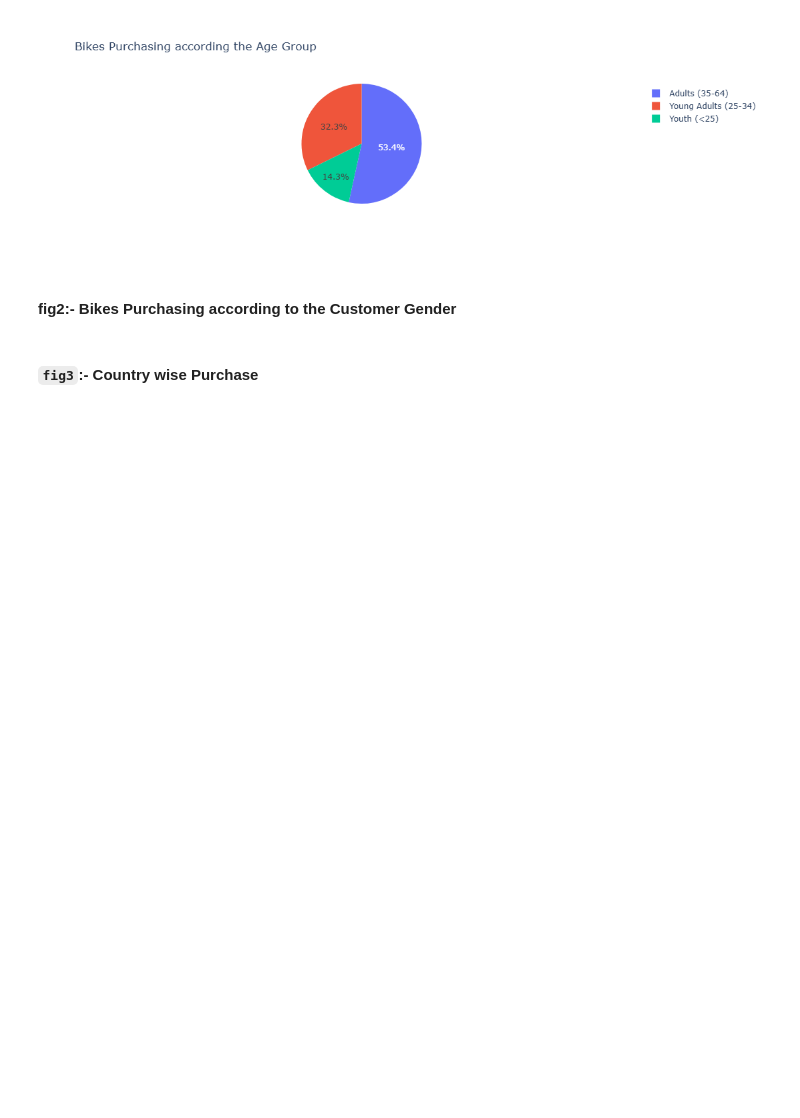
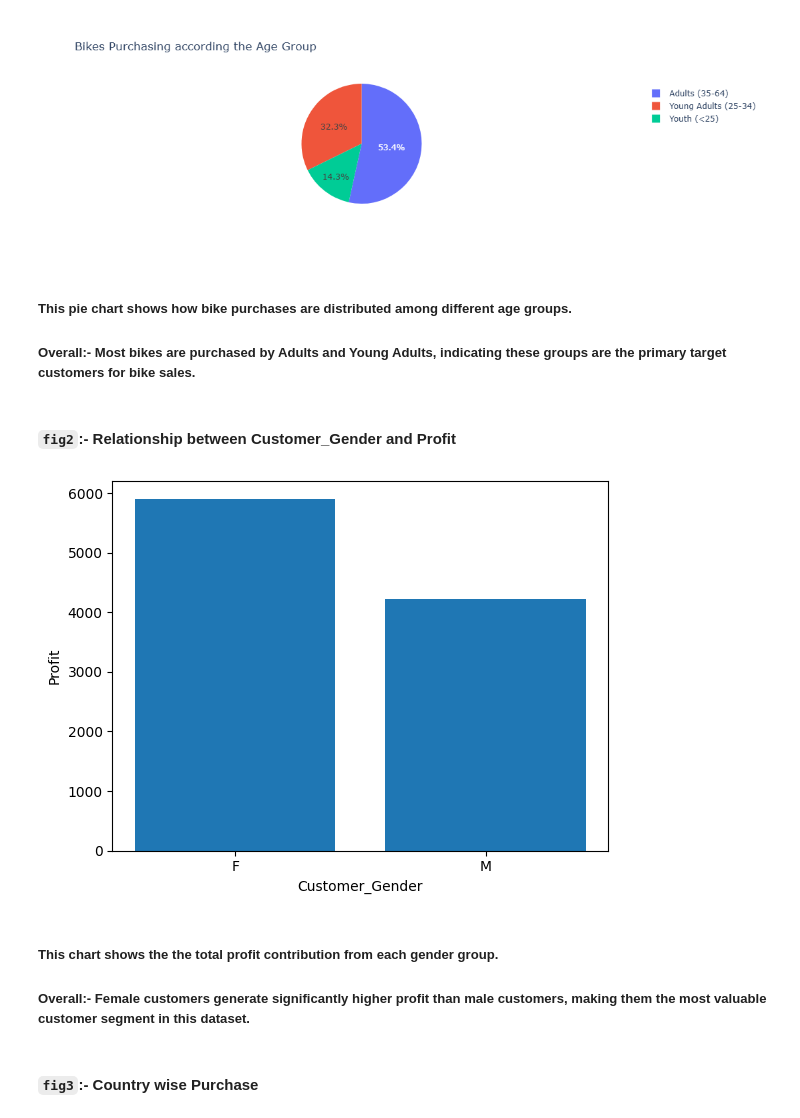
Before and after one commit to 894manpreetkaur-gif/Bikes-sale-Analysis, a Jupyter notebook: Bikes Data Analysis.ipynb, the cells around one changed output. Saved outputs shown, nothing was run; the diff lists cells and outputs as text; code cells hidden in the pictures; blank space fills up the shorter version.

Commit message:
updated Home.py, Jupyter file
i added the details of the charts.

```diff
--- a/Bikes Data Analysis.ipynb
+++ b/Bikes Data Analysis.ipynb
@@ -317,5 +318,3 @@ fig1 = px.pie(df,values="Order_Quantity", names="Age_Group" , title = "Bikes Pur
 fig1.show()
 # %% [output]
 [figure]
-# %% [markdown]
-#### fig2:- Bikes Purchasing according to the Customer Gender
@@ -325,3 +321,19 @@ fig1.show()
+# %% [markdown]
+##### This pie chart shows how bike purchases are distributed among different age groups.
+##### Overall:- Most bikes are purchased by Adults and Young Adults, indicating these groups are the primary target customers for bike sales.
+# %% [markdown]
+#### `fig2`:- Relationship between Customer_Gender and Profit
+# %%
+#bar chart
+plt.bar(df["Customer_Gender"], df["Profit"])
+plt.xlabel("Customer_Gender")
+plt.ylabel("Profit")
+plt.show()
+# %% [output]
+[figure, added]
+# %% [markdown]
+##### This chart shows the the total profit contribution from each gender group.
+##### Overall:- Female customers generate significantly higher profit than male customers, making them the most valuable customer segment in this dataset.
 # %% [markdown]
 #### `fig3`:- Country wise Purchase
 # %%
```
Also changed, not shown: parts of 4 cells of this notebook, 1 other file.
